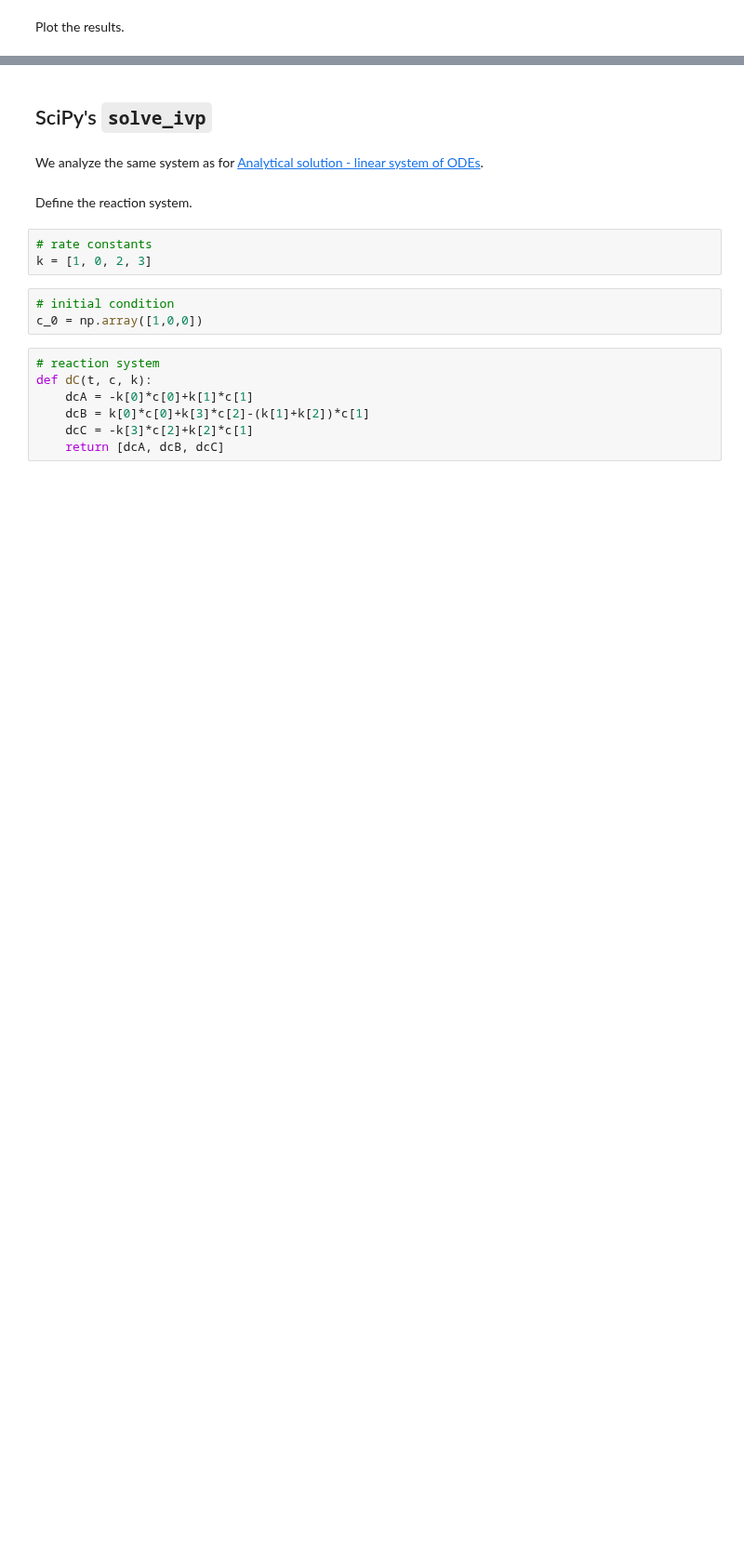
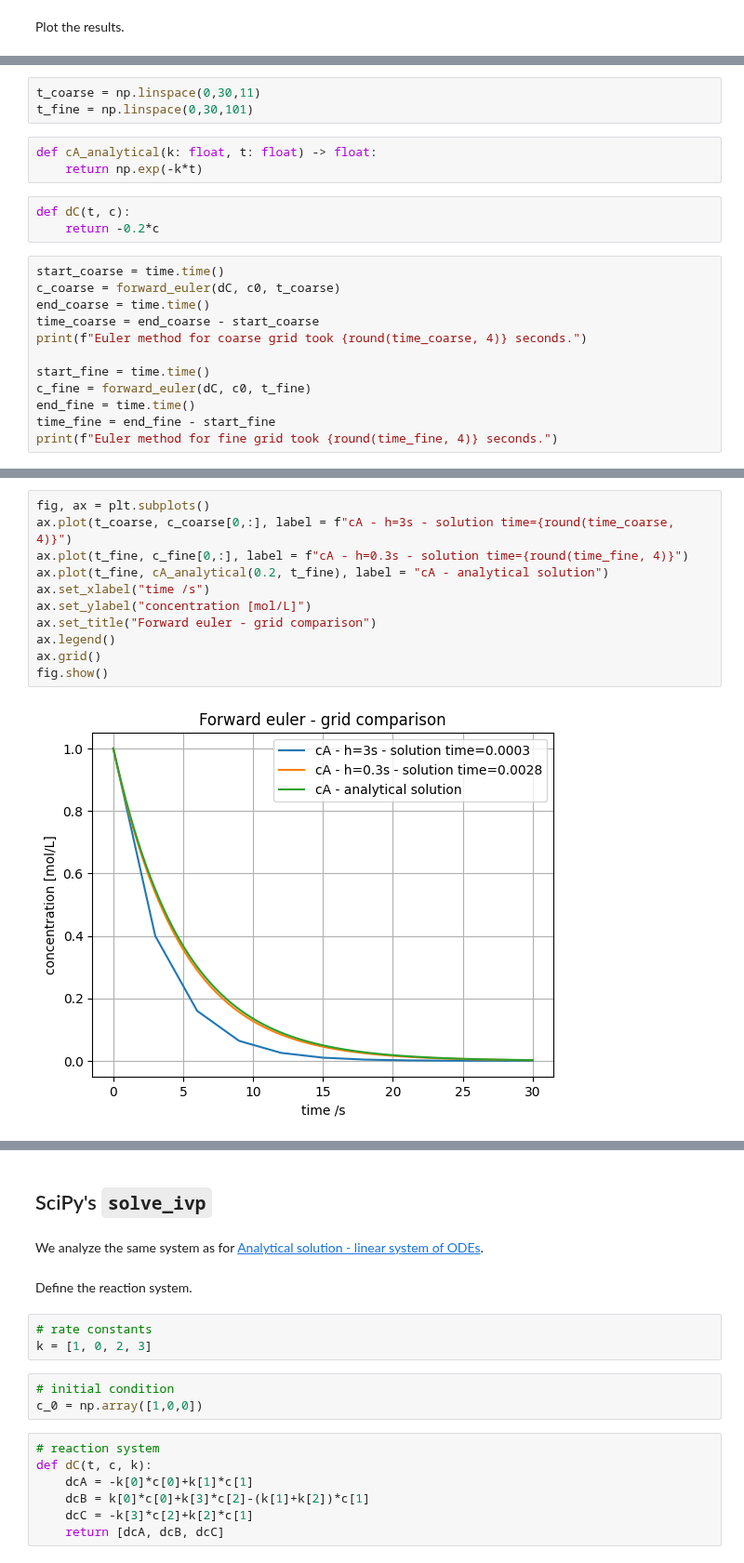
Before and after one commit to process-intelligence-research/computational_practicum_lecture_coding, a Jupyter notebook: q1_lecture_5/Q1Lecture5.ipynb, the cells around one changed output, grey strips where cells are left out. Shown at 93% size. Drawn from its saved outputs; the diff is of its cells as text; blank space fills up the shorter version.

```diff
--- a/q1_lecture_5/Q1Lecture5.ipynb
+++ b/q1_lecture_5/Q1Lecture5.ipynb
@@ -195,0 +272,21 @@ fig.show()
+# %%
+t_coarse = np.linspace(0,30,11)
+t_fine = np.linspace(0,30,101)
+# %%
+def cA_analytical(k: float, t: float) -> float:
+    return np.exp(-k*t)
+# %%
+def dC(t, c):
+    return -0.2*c
+# %%
+start_coarse = time.time()
+c_coarse = forward_euler(dC, c0, t_coarse)
+end_coarse = time.time()
+time_coarse = end_coarse - start_coarse
+print(f"Euler method for coarse grid took {round(time_coarse, 4)} seconds.")
+
+start_fine = time.time()
+c_fine = forward_euler(dC, c0, t_fine)
+end_fine = time.time()
+time_fine = end_fine - start_fine
+print(f"Euler method for fine grid took {round(time_fine, 4)} seconds.")
@@ -195,0 +296,13 @@ fig.show()
+# %%
+fig, ax = plt.subplots()
+ax.plot(t_coarse, c_coarse[0,:], label = f"cA - h=3s - solution time={round(time_coarse, 4)}")
+ax.plot(t_fine, c_fine[0,:], label = f"cA - h=0.3s - solution time={round(time_fine, 4)}")
+ax.plot(t_fine, cA_analytical(0.2, t_fine), label = "cA - analytical solution")
+ax.set_xlabel("time /s")
+ax.set_ylabel("concentration [mol/L]")
+ax.set_title("Forward euler - grid comparison")
+ax.legend()
+ax.grid()
+fig.show()
+# %% [output]
+[figure, added]
```
Also changed, not shown: parts of 15 cells of this notebook, 1 other file.
